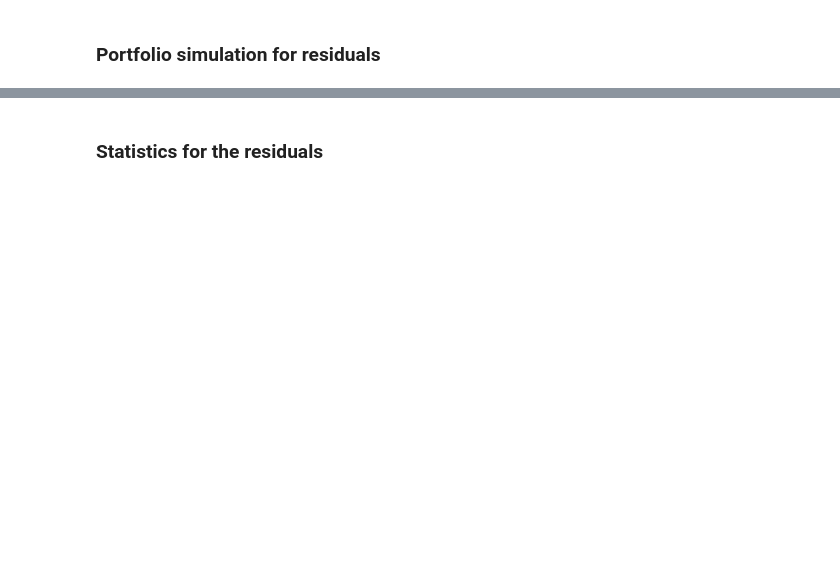
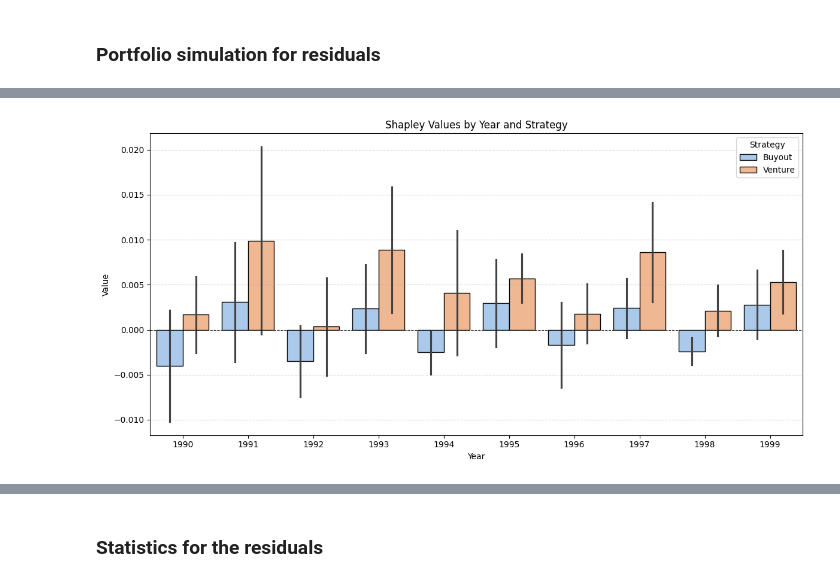
Before and after one commit to kelali01/szakdolgozat, a Jupyter notebook: shapley_test.ipynb, the cells around one changed output, grey strips where cells are left out. Saved outputs shown, nothing was run; the diff lists cells and outputs as text; code cells hidden in the pictures; blank space fills up the shorter version.

```diff
--- a/shapley_test.ipynb
+++ b/shapley_test.ipynb
@@ -381,4 +392,24 @@ plt.show()
 # %%
 # attrribution returns
-# plt.bar(range(len(shapley_irr_results)), shapley_irr_results.values(), color='blue', alpha=0.7, edgecolor='black')
-# plt.show()
+df = pd.DataFrame(
+    [(year, strategy, geo, value) for (year, strategy, geo), value in shapley_irr_results_100.items()],
+    columns=["Year", "Strategy", "Geography", "Value"]
+)
+
+# Optional: sort by year for better readability
+df = df.sort_values("Year")
+
+# Plot
+plt.figure(figsize=(12, 6))
+sns.barplot(data=df, x="Year", y="Value", hue="Strategy", palette="pastel", edgecolor='black')
+
+plt.title("Shapley Values by Year and Strategy")
+plt.xlabel("Year")
+plt.ylabel("Value")
+plt.axhline(0, color='black', linewidth=0.8, linestyle='--')
+plt.legend(title="Strategy")
+plt.grid(axis='y', linestyle='--', alpha=0.5)
+plt.tight_layout()
+plt.show()
+# %% [output]
+[figure, added]
```
Also changed, not shown: parts of 38 cells of this notebook, 10 other files.
